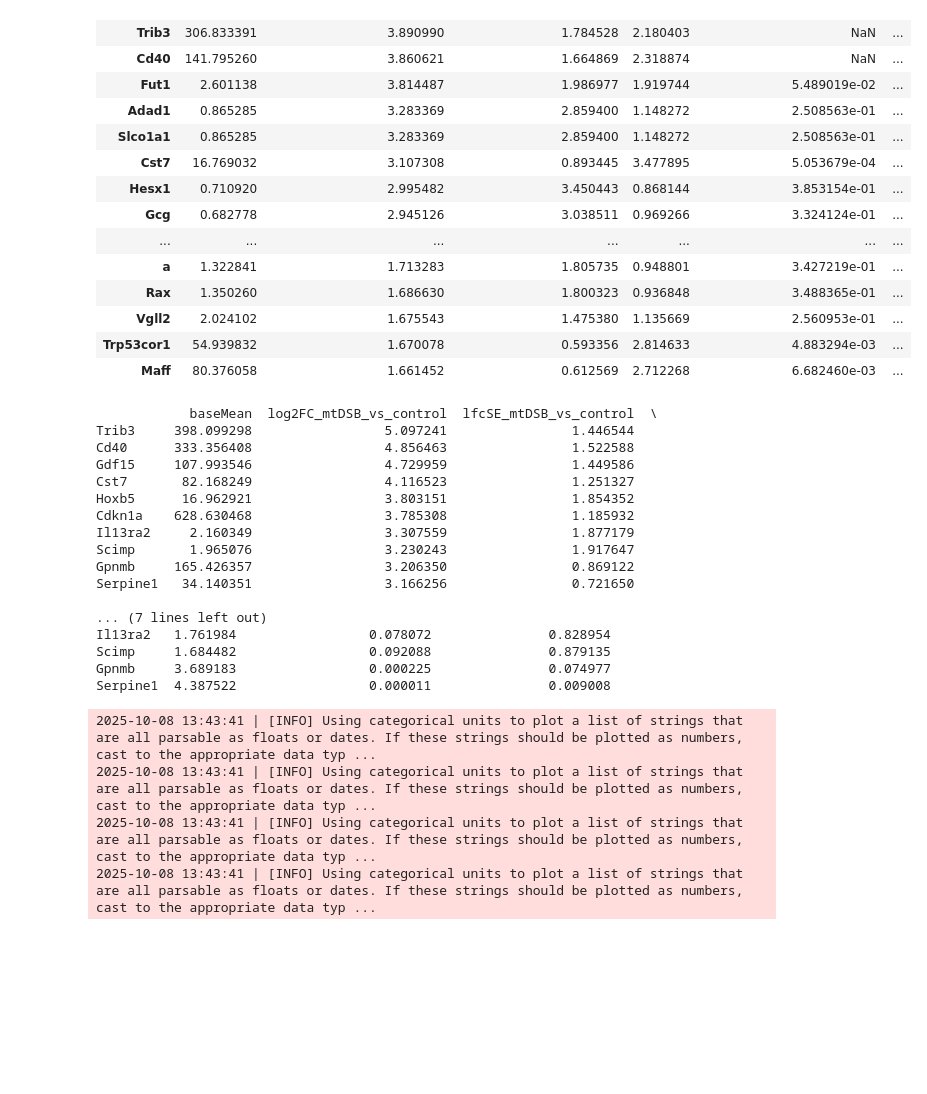
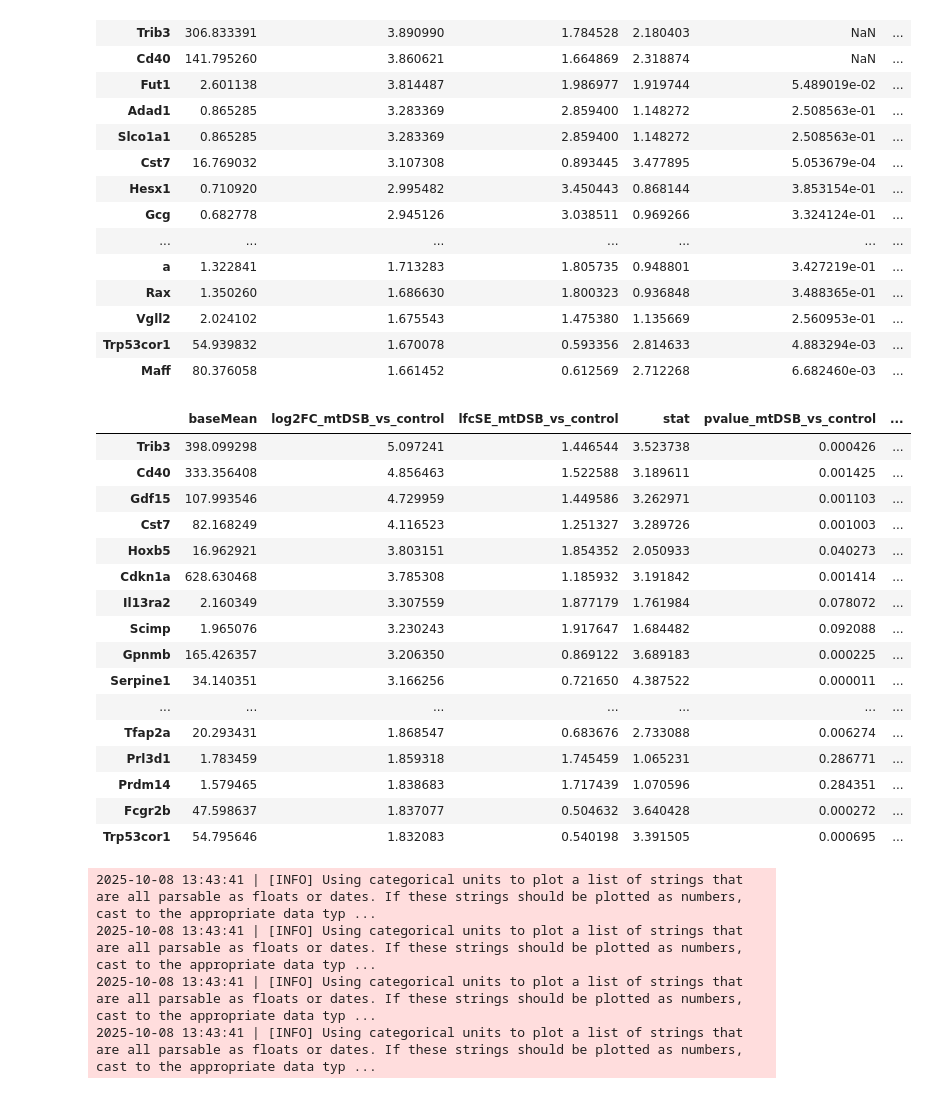
Before and after one commit to christoffermattssonlangseth/oligo-mtDSB, a Jupyter notebook: notebooks/25_agexcondition_OLs.ipynb, the cells around one changed output. Drawn from its saved outputs; the diff is of its cells as text; code cells hidden in the pictures; blank space fills up the shorter version.

```diff
--- a/notebooks/25_agexcondition_OLs.ipynb
+++ b/notebooks/25_agexcondition_OLs.ipynb
@@ -474,25 +476,25 @@ res21.sort_values(by = 'log2FC_mtDSB_vs_control', ascending=False).head(50)
 | Trp53cor1 | 54.939832 | 1.670078 | 0.593356 | 2.814633 | 4.883294e-03 | ... |
 | Maff | 80.376058 | 1.661452 | 0.612569 | 2.712268 | 6.682460e-03 | ... |
 # %%
-print(res60.sort_values(by = 'log2FC_mtDSB_vs_control', ascending=False).head(10))
+res60.sort_values(by = 'log2FC_mtDSB_vs_control', ascending=False).head(50)
 # %% [output]
-            baseMean  log2FC_mtDSB_vs_control  lfcSE_mtDSB_vs_control  \
-Trib3     398.099298                 5.097241                1.446544
-Cd40      333.356408                 4.856463                1.522588
-Gdf15     107.993546                 4.729959                1.449586
-Cst7       82.168249                 4.116523                1.251327
-Hoxb5      16.962921                 3.803151                1.854352
-Cdkn1a    628.630468                 3.785308                1.185932
-Il13ra2     2.160349                 3.307559                1.877179
-Scimp       1.965076                 3.230243                1.917647
-Gpnmb     165.426357                 3.206350                0.869122
-Serpine1   34.140351                 3.166256                0.721650
-
-... (7 lines left out)
-Il13ra2   1.761984                 0.078072               0.828954
-Scimp     1.684482                 0.092088               0.879135
-Gpnmb     3.689183                 0.000225               0.074977
-Serpine1  4.387522                 0.000011               0.009008
+|  | baseMean | log2FC_mtDSB_vs_control | lfcSE_mtDSB_vs_control | stat | pvalue_mtDSB_vs_control | ... |
+| Trib3 | 398.099298 | 5.097241 | 1.446544 | 3.523738 | 0.000426 | ... |
+| Cd40 | 333.356408 | 4.856463 | 1.522588 | 3.189611 | 0.001425 | ... |
+| Gdf15 | 107.993546 | 4.729959 | 1.449586 | 3.262971 | 0.001103 | ... |
+| Cst7 | 82.168249 | 4.116523 | 1.251327 | 3.289726 | 0.001003 | ... |
+| Hoxb5 | 16.962921 | 3.803151 | 1.854352 | 2.050933 | 0.040273 | ... |
+| Cdkn1a | 628.630468 | 3.785308 | 1.185932 | 3.191842 | 0.001414 | ... |
+| Il13ra2 | 2.160349 | 3.307559 | 1.877179 | 1.761984 | 0.078072 | ... |
+| Scimp | 1.965076 | 3.230243 | 1.917647 | 1.684482 | 0.092088 | ... |
+| Gpnmb | 165.426357 | 3.206350 | 0.869122 | 3.689183 | 0.000225 | ... |
+| Serpine1 | 34.140351 | 3.166256 | 0.721650 | 4.387522 | 0.000011 | ... |
+| ... | ... | ... | ... | ... | ... | ... |
+| Tfap2a | 20.293431 | 1.868547 | 0.683676 | 2.733088 | 0.006274 | ... |
+| Prl3d1 | 1.783459 | 1.859318 | 1.745459 | 1.065231 | 0.286771 | ... |
+| Prdm14 | 1.579465 | 1.838683 | 1.717439 | 1.070596 | 0.284351 | ... |
+| Fcgr2b | 47.598637 | 1.837077 | 0.504632 | 3.640428 | 0.000272 | ... |
+| Trp53cor1 | 54.795646 | 1.832083 | 0.540198 | 3.391505 | 0.000695 | ... |
 # %%
 import numpy as np
 import matplotlib.pyplot as plt
```
Also changed, not shown: parts of 15 cells of this notebook.
